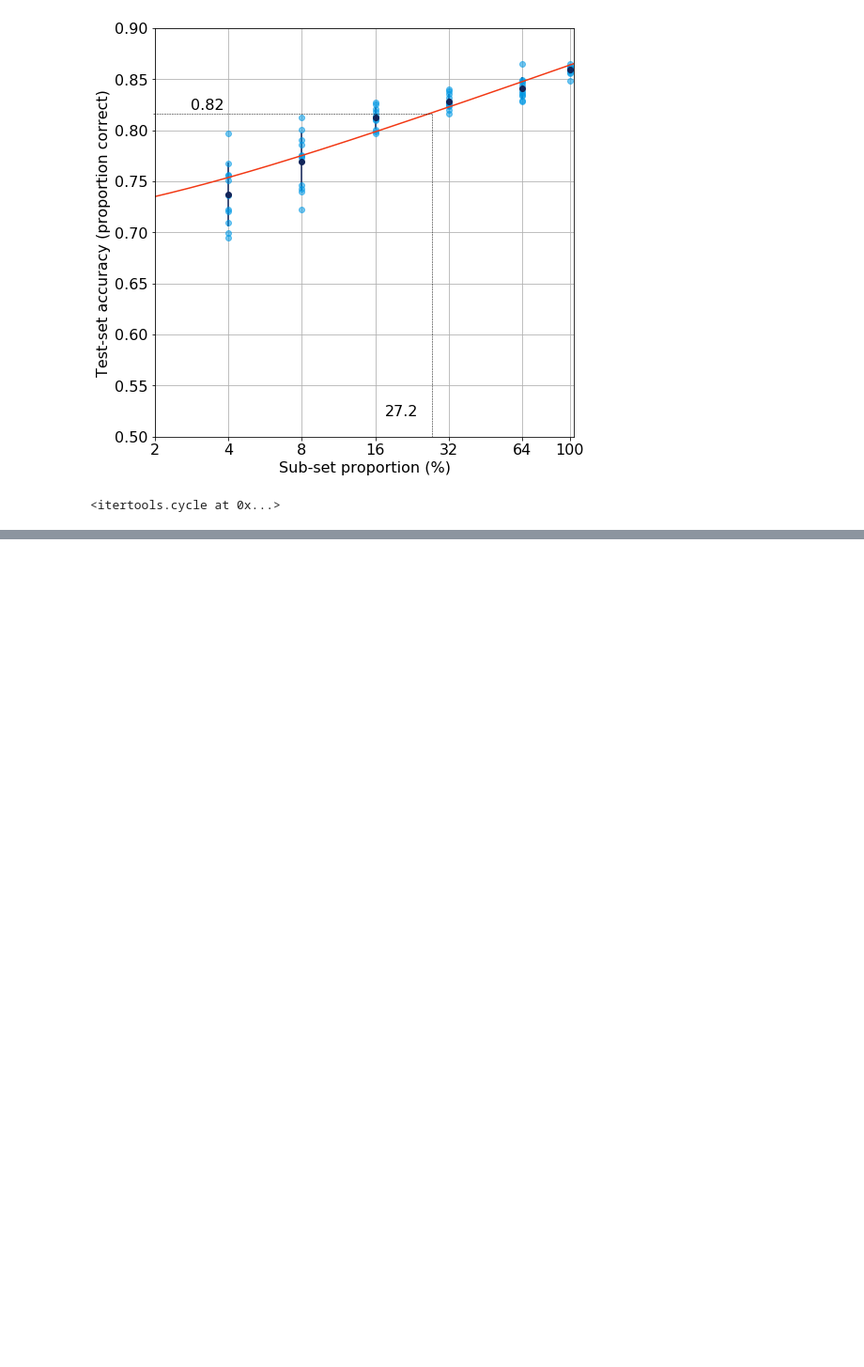
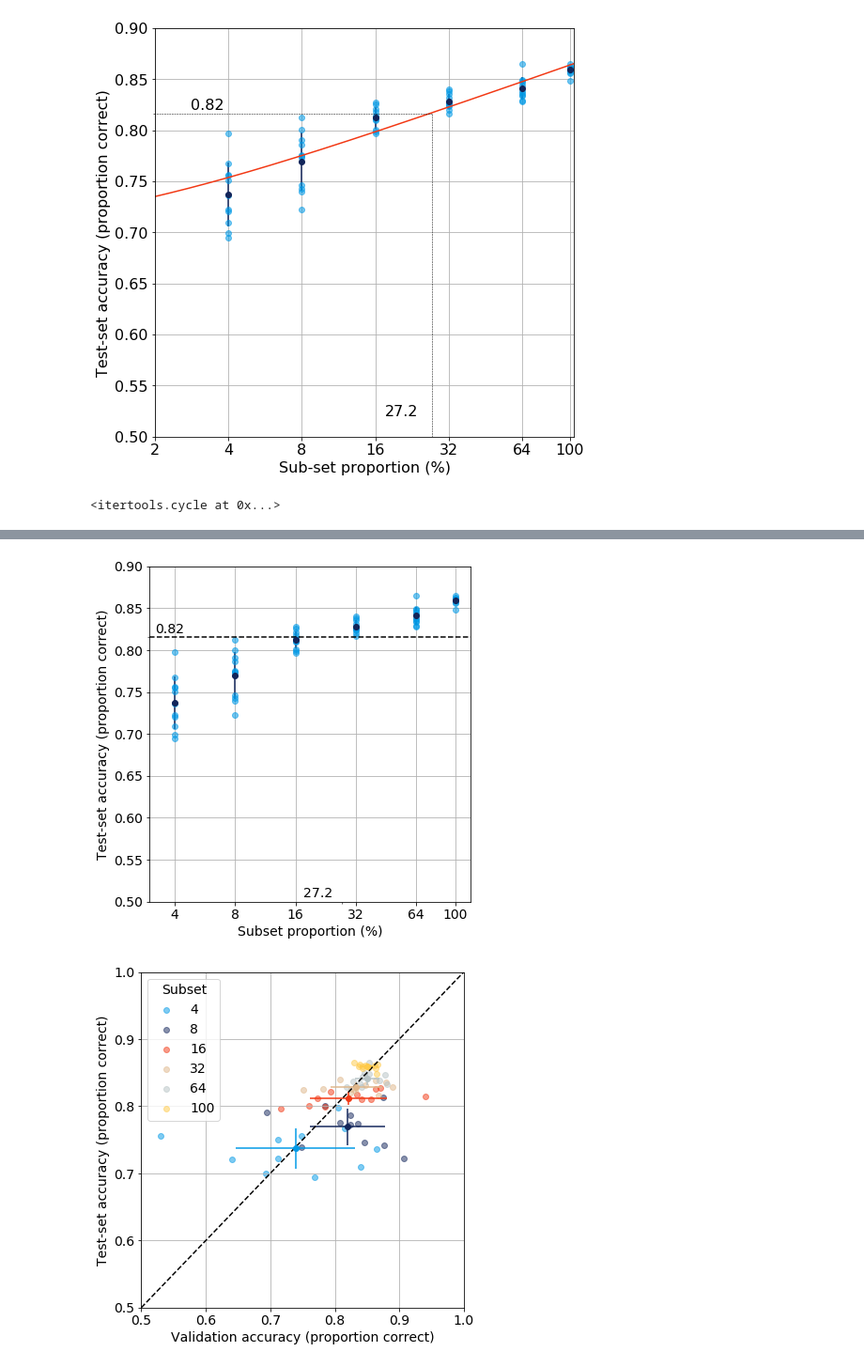
Before and after one commit to arokem/2018-MLHC-subsampling, a Jupyter notebook: figures/resampling-figures.ipynb, the cells around one changed output, grey strips where cells are left out. Shown: that part at 94% size. Saved outputs shown, nothing was run; the diff lists cells and outputs as text; code cells hidden in the pictures; blank space fills up the shorter version.

```diff
--- a/figures/resampling-figures.ipynb
+++ b/figures/resampling-figures.ipynb
@@ -264,36 +286,39 @@ ax.set_xlim([3, 120])
 ax.plot([x_target, x_target], [0.5, p_target], 'k--')
 ax.plot([3, x_target], [p_target, p_target], 'k--')
 ax.set_xticks([27.2], minor = True)
 ax.set_yticks([p_target], minor=True)
 ax.text(17.5, 0.505, "27.2")
 ax.text(3.2, 0.82, "0.82")
 #ax.set_xticklabels([20.84], minor=True)
 #ax.set_yticklabels(["%2.2f"%p_target], minor=True)
 ax.set_ylabel("Test-set accuracy (proportion correct)")
 ax.set_xlabel("Subset proportion (%)")
 fig.set_size_inches([6, 6])
 plt.tight_layout()
-fig.savefig('./test.png')
+#fig.savefig('./test.png')
 fig, ax = plt.subplots(1)
 
 i = 0
 gb_prop = df.groupby(["proportion"])
 for k, g in gb_prop:
     ax.scatter(g['maxacc'], g['valid'], color=palette[i], label=k, alpha=0.5)
     ax.legend(title="Subset")
     ax.errorbar(np.mean(g['maxacc']), np.mean(g['valid']),
                 yerr=np.std(g['valid']), xerr=np.std(g['maxacc']), color=palette[i], alpha=1, marker='o')
     i += 1
 ax.grid("on")
 ax.plot([0.5, 1.0], [0.5, 1.0], 'k--')
-ax.set_ylim([0.5, 0.9])
-ax.set_yticklabels([])
+ax.set_ylim([0.5, 1.0])
+#ax.set_yticklabels()
 ax.set_xlim([0.5, 1])
 ax.set_ylabel("Test-set accuracy (proportion correct)")
 ax.set_xlabel("Validation accuracy (proportion correct)")
 fig.set_size_inches([6, 6])
 plt.tight_layout()
 fig.savefig('./diff.png')
+# %% [output]
+[figure, added]
+[figure, added]
 # %%
 learn2 = pd.read_csv('./learn.2.tsv', delimiter='\t')
 # %%
```
Also changed, not shown: parts of 9 cells of this notebook, 9 other files.
